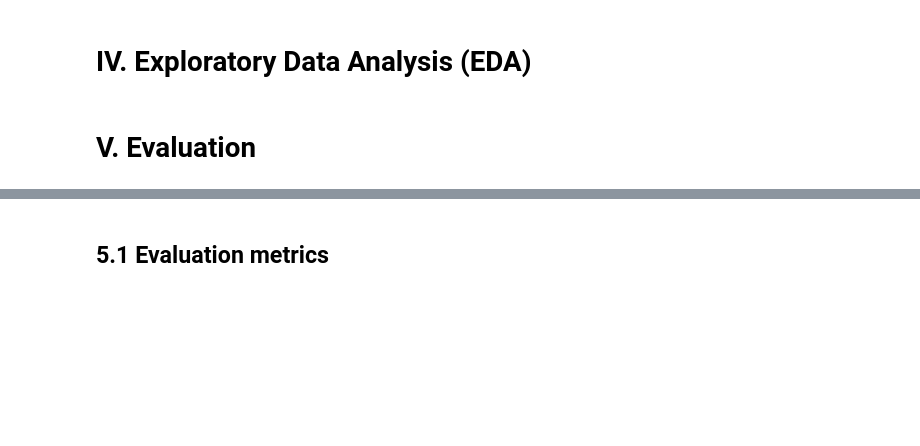
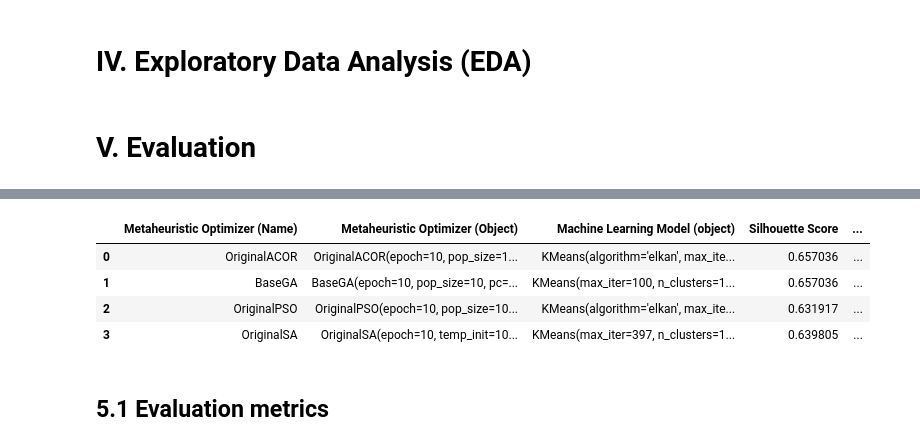
Before and after one commit to Haifansantos/MetaOpt, a Jupyter notebook: notebooks/Fritz_PSO.ipynb, the cells around one changed output, grey strips where cells are left out. Saved outputs shown, nothing was run; the diff lists cells and outputs as text; code cells hidden in the pictures; blank space fills up the shorter version.

```diff
--- a/notebooks/Fritz_PSO.ipynb
+++ b/notebooks/Fritz_PSO.ipynb
@@ -942,3 +978,11 @@ result_df
+# %%
+result_df_list[2]
+# %% [output]
+|  | Metaheuristic Optimizer (Name) | Metaheuristic Optimizer (Object) | Machine Learning Model (object) | Silhouette Score | ... |
+| 0 | OriginalACOR | OriginalACOR(epoch=10, pop_size=1... | KMeans(algorithm='elkan', max_ite... | 0.657036 | ... |
+| 1 | BaseGA | BaseGA(epoch=10, pop_size=10, pc=... | KMeans(max_iter=100, n_clusters=1... | 0.657036 | ... |
+| 2 | OriginalPSO | OriginalPSO(epoch=10, pop_size=10... | KMeans(algorithm='elkan', max_ite... | 0.631917 | ... |
+| 3 | OriginalSA | OriginalSA(epoch=10, temp_init=10... | KMeans(max_iter=397, n_clusters=1... | 0.639805 | ... |
 # %% [markdown]
 ## 5.1 Evaluation metrics
 # %%
```
Also changed, not shown: parts of 8 cells of this notebook.
